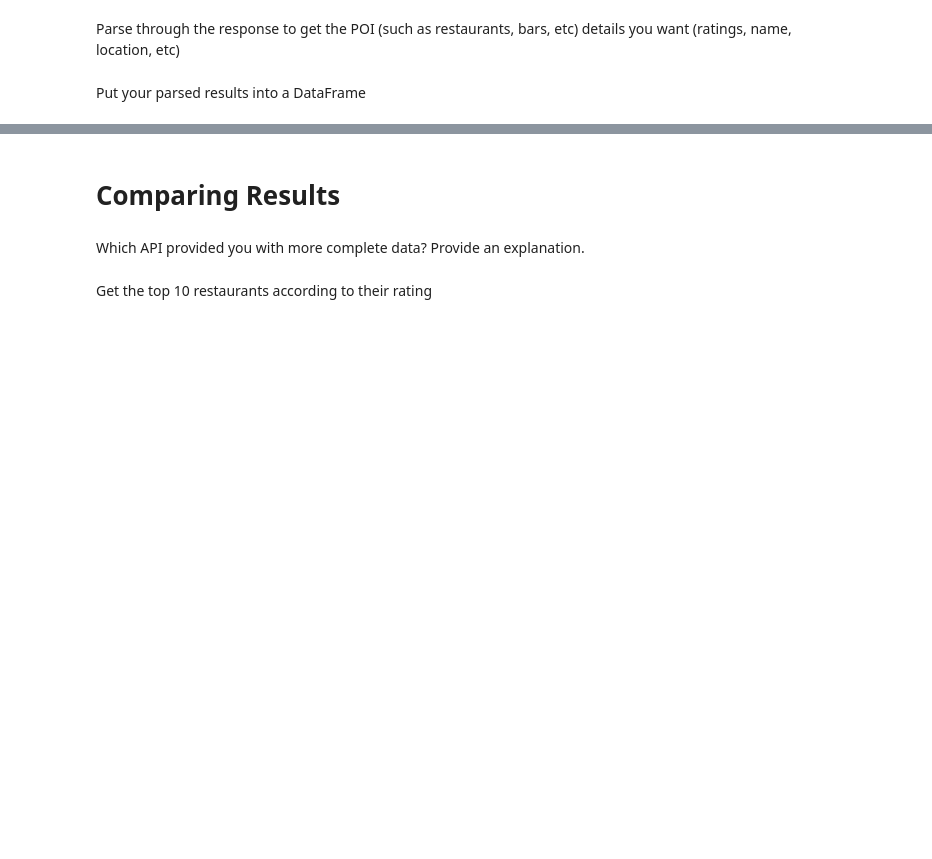
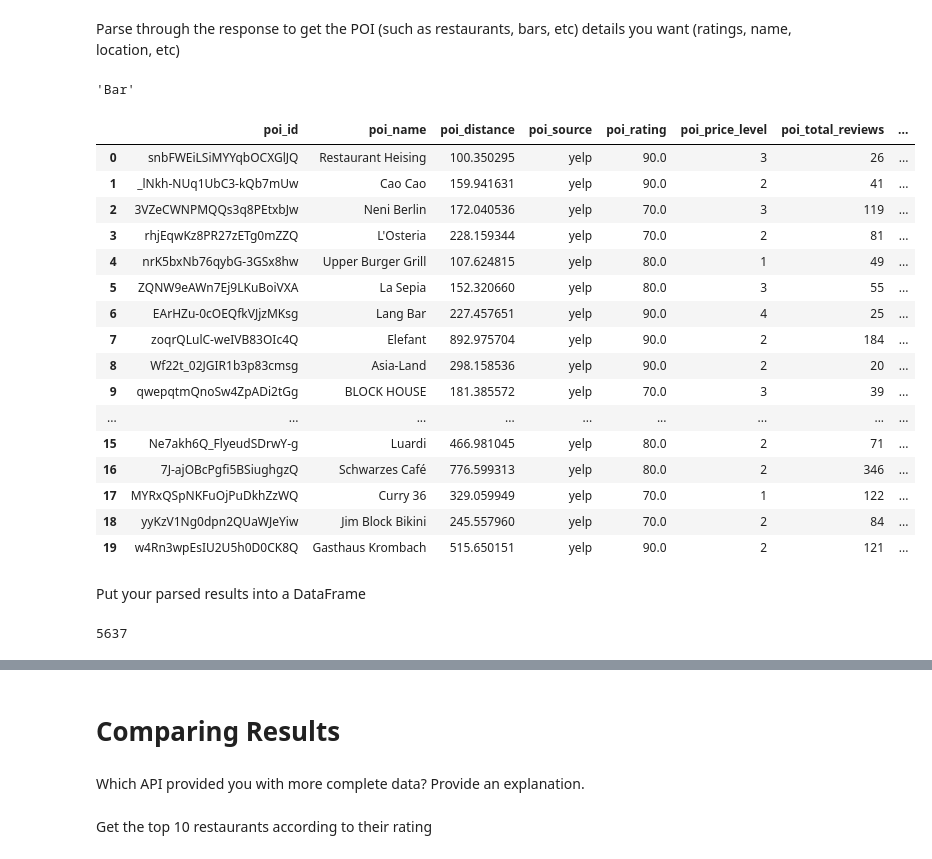
Before and after one commit to eekom-research/Statistical-Modelling-Project, a Jupyter notebook: notebooks/yelp_foursquare_EDA.ipynb, the cells around one changed output, grey strips where cells are left out. Cells and saved outputs as stored; diff of their text form; code cells hidden in the pictures; blank space fills up the shorter version.

Commit message:
Added processed preliminary API data

```diff
--- a/notebooks/yelp_foursquare_EDA.ipynb
+++ b/notebooks/yelp_foursquare_EDA.ipynb
@@ -17,2 +343,68 @@ Parse through the response to get the POI (such as restaurants, bars, etc) detai
+# %%
+yelp_categories['bars']
+# %% [output]
+'Bar'
+# %%
+# build helper function to parse the json output for the POIs
+def parse_yelp_response(response_json,reference_station_id):
+    store_record = []
+    for poi in response_json['businesses']:
+        poi_id = poi.get('id',None)
+        poi_name = poi.get('name',None)
+        poi_distance = poi.get('distance',None)
+        poi_source = 'yelp'
+        poi_rating = poi.get('rating',None)
+        poi_location = poi.get('location',{}).get('address1',None)
+        poi_price_level = poi.get('price',None)
+        poi_total_reviews = poi.get('review_count',None)
+        yelp_categories_keys = [key for key in yelp_categories.keys()]
+        poi_primary_category = ""
+        for category in poi['categories']:
+            if str(category['alias']) in yelp_categories_keys:
+                poi_primary_category = yelp_categories[str(category['alias'])].strip()
+                poi_sub_category = category.get('alias',None)
+            else:
+                poi_primary_category = 'Restaurant'
+                poi_sub_category = category.get('alias',None)
+            break
+        record = {
+        'poi_reference_station_id':reference_station_id,
+        'poi_id':poi_id if poi_id is not None else np.nan,
+        'poi_name':poi_name if poi_name is not None else np.nan,
+        'poi_distance':poi_distance if poi_distance is not None else np.nan,
+        'poi_source':poi_source,
+        'poi_rating':round((float(poi_rating)/5)*100) if poi_rating is not None else np.nan,
+        'poi_price_level':len(list(str(poi_price_level))) if poi_price_level is not None else np.nan,
+        'poi_total_reviews':poi_total_reviews if poi_total_reviews is not None else np.nan,
+        'poi_location':poi_location if poi_location is not None else np.nan,
+        'poi_primary_category':poi_primary_category,
+        'poi_sub_category':poi_sub_category if poi_sub_category is not None else np.nan,
+        }
+        store_record.append(record)
+    return store_record
+# %%
+records = parse_yelp_response(response)
+# %%
+poi_yelp_df = pd.DataFrame(records)
+# %%
+poi_yelp_df.head(20)
+# %% [output]
+|  | poi_id | poi_name | poi_distance | poi_source | poi_rating | poi_price_level | poi_total_reviews | ... |
+| 0 | snbFWEiLSiMYYqbOCXGlJQ | Restaurant Heising | 100.350295 | yelp | 90.0 | 3 | 26 | ... |
+| 1 | _lNkh-NUq1UbC3-kQb7mUw | Cao Cao | 159.941631 | yelp | 90.0 | 2 | 41 | ... |
+| 2 | 3VZeCWNPMQQs3q8PEtxbJw | Neni Berlin | 172.040536 | yelp | 70.0 | 3 | 119 | ... |
+| 3 | rhjEqwKz8PR27zETg0mZZQ | L'Osteria | 228.159344 | yelp | 70.0 | 2 | 81 | ... |
+| 4 | nrK5bxNb76qybG-3GSx8hw | Upper Burger Grill | 107.624815 | yelp | 80.0 | 1 | 49 | ... |
+| 5 | ZQNW9eAWn7Ej9LKuBoiVXA | La Sepia | 152.320660 | yelp | 80.0 | 3 | 55 | ... |
+| 6 | EArHZu-0cOEQfkVJjzMKsg | Lang Bar | 227.457651 | yelp | 90.0 | 4 | 25 | ... |
+| 7 | zoqrQLulC-weIVB83OIc4Q | Elefant | 892.975704 | yelp | 90.0 | 2 | 184 | ... |
+| 8 | Wf22t_02JGIR1b3p83cmsg | Asia-Land | 298.158536 | yelp | 90.0 | 2 | 20 | ... |
+| 9 | qwepqtmQnoSw4ZpADi2tGg | BLOCK HOUSE | 181.385572 | yelp | 70.0 | 3 | 39 | ... |
+| ... | ... | ... | ... | ... | ... | ... | ... | ... |
+| 15 | Ne7akh6Q_FlyeudSDrwY-g | Luardi | 466.981045 | yelp | 80.0 | 2 | 71 | ... |
+| 16 | 7J-ajOBcPgfi5BSiughgzQ | Schwarzes Café | 776.599313 | yelp | 80.0 | 2 | 346 | ... |
+| 17 | MYRxQSpNKFuOjPuDkhZzWQ | Curry 36 | 329.059949 | yelp | 70.0 | 1 | 122 | ... |
+| 18 | yyKzV1Ng0dpn2QUaWJeYiw | Jim Block Bikini | 245.557960 | yelp | 70.0 | 2 | 84 | ... |
+| 19 | w4Rn3wpEsIU2U5h0D0CK8Q | Gasthaus Krombach | 515.650151 | yelp | 90.0 | 2 | 121 | ... |
 # %% [markdown]
 Put your parsed results into a DataFrame
@@ -18,0 +429,4 @@ Put your parsed results into a DataFrame
+# %%
+len(store_yelp_records)
+# %% [output]
+5637
```
Also changed, not shown: parts of 47 cells of this notebook, 13 other files.
